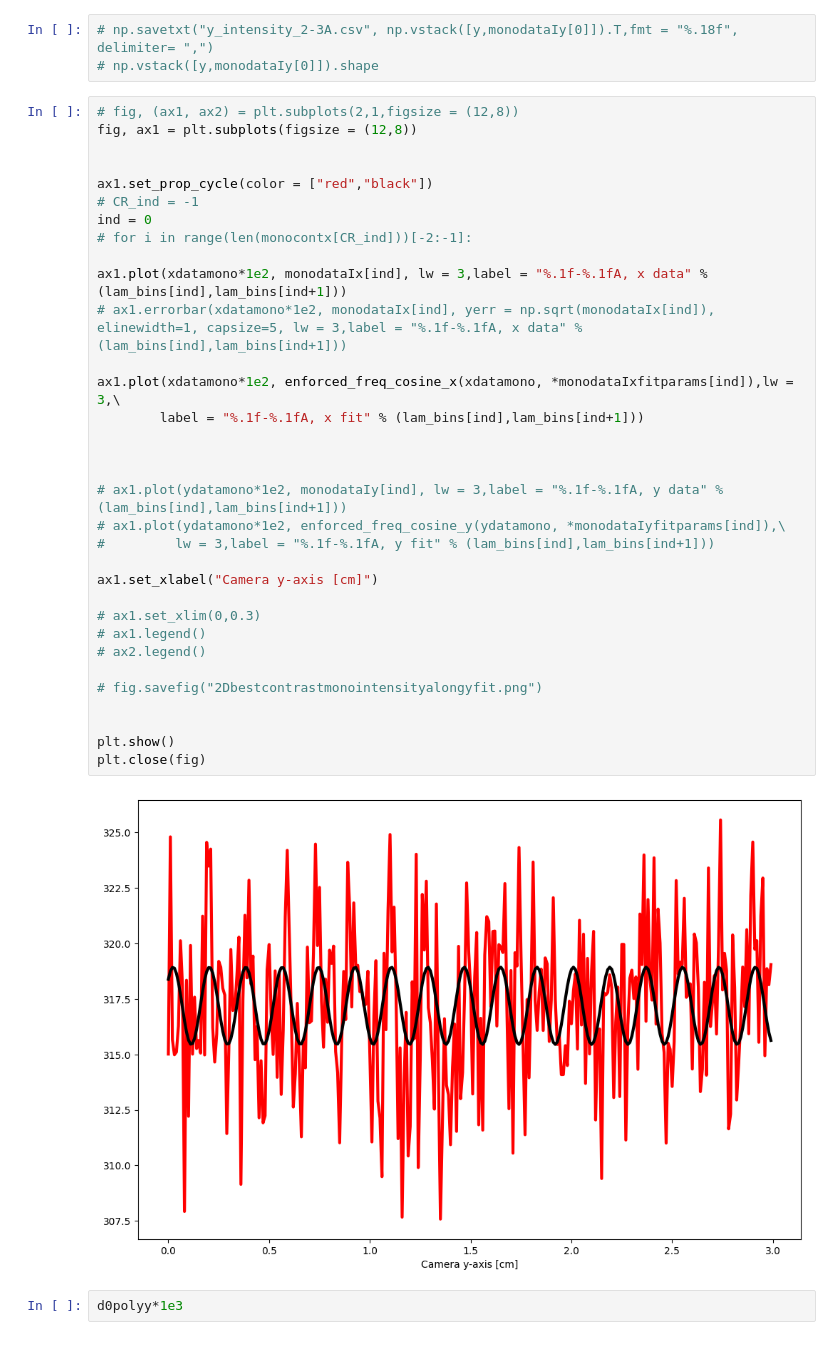
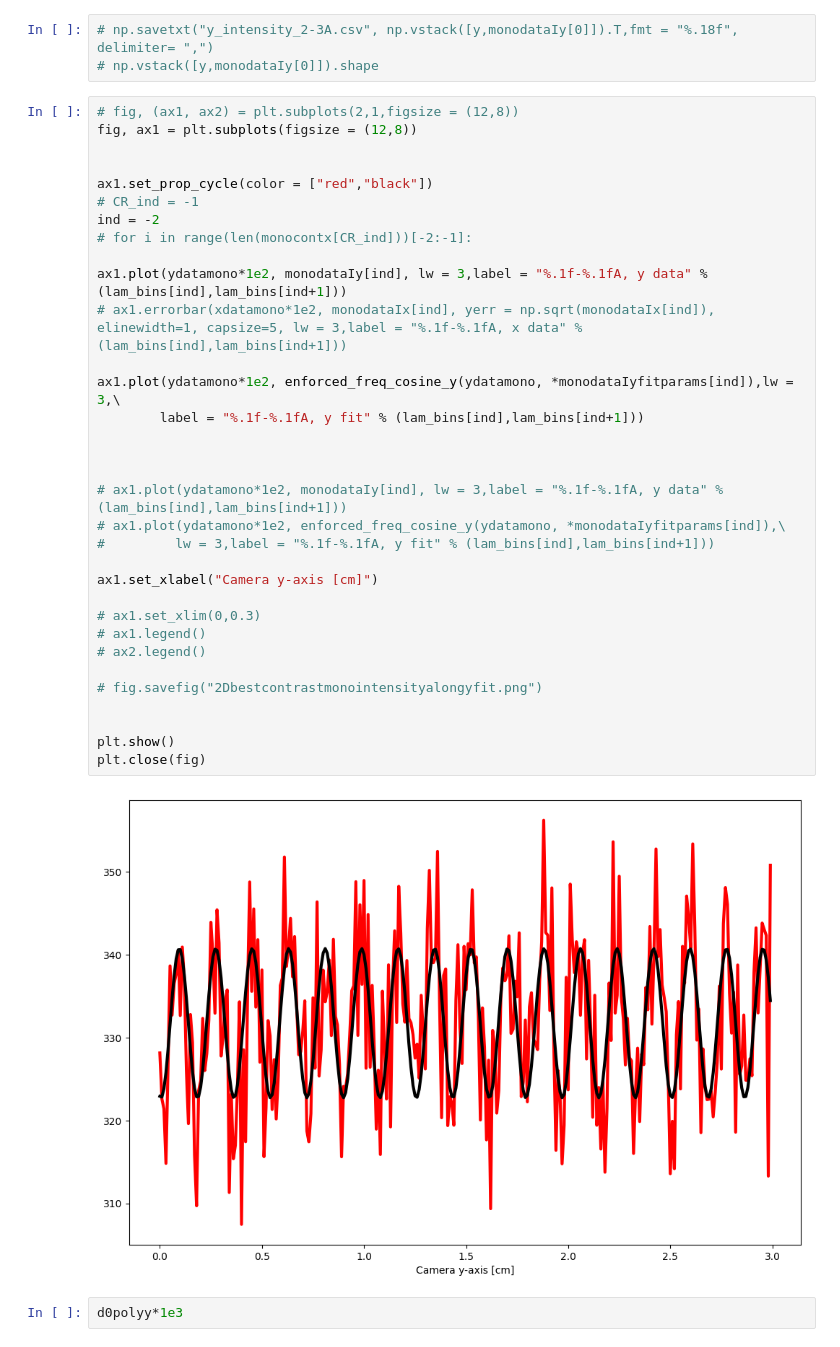
Before and after one commit to G4byte/NPGMI-src, a Jupyter notebook: Simulations and Plots/JPARC/2D Gratings/JPARC 2D experiment.ipynb, the cells around one changed output. Saved outputs shown, nothing was run; the diff lists cells and outputs as text.

```diff
--- a/Simulations and Plots/JPARC/2D Gratings/JPARC 2D experiment.ipynb
+++ b/Simulations and Plots/JPARC/2D Gratings/JPARC 2D experiment.ipynb
@@ -625,38 +625,38 @@ plt.close(fig)
 # %%
 # fig, (ax1, ax2) = plt.subplots(2,1,figsize = (12,8))
 fig, ax1 = plt.subplots(figsize = (12,8))
 
 
 ax1.set_prop_cycle(color = ["red","black"])
 # CR_ind = -1
-ind = 0
+ind = -2
 # for i in range(len(monocontx[CR_ind]))[-2:-1]:
 
-ax1.plot(xdatamono*1e2, monodataIx[ind], lw = 3,label = "%.1f-%.1fA, x data" % (lam_bins[ind],lam_bins[ind+1]))
+ax1.plot(ydatamono*1e2, monodataIy[ind], lw = 3,label = "%.1f-%.1fA, y data" % (lam_bins[ind],lam_bins[ind+1]))
 # ax1.errorbar(xdatamono*1e2, monodataIx[ind], yerr = np.sqrt(monodataIx[ind]), elinewidth=1, capsize=5, lw = 3,label = "%.1f-%.1fA, x data" % (lam_bins[ind],lam_bins[ind+1]))
 
-ax1.plot(xdatamono*1e2, enforced_freq_cosine_x(xdatamono, *monodataIxfitparams[ind]),lw = 3,\
-        label = "%.1f-%.1fA, x fit" % (lam_bins[ind],lam_bins[ind+1]))
+ax1.plot(ydatamono*1e2, enforced_freq_cosine_y(ydatamono, *monodataIyfitparams[ind]),lw = 3,\
+        label = "%.1f-%.1fA, y fit" % (lam_bins[ind],lam_bins[ind+1]))
 
 
 
 # ax1.plot(ydatamono*1e2, monodataIy[ind], lw = 3,label = "%.1f-%.1fA, y data" % (lam_bins[ind],lam_bins[ind+1]))
 # ax1.plot(ydatamono*1e2, enforced_freq_cosine_y(ydatamono, *monodataIyfitparams[ind]),\
 #         lw = 3,label = "%.1f-%.1fA, y fit" % (lam_bins[ind],lam_bins[ind+1]))
 
 ax1.set_xlabel("Camera y-axis [cm]")
 
 # ax1.set_xlim(0,0.3)
 # ax1.legend()
 # ax2.legend()
 
 # fig.savefig("2Dbestcontrastmonointensityalongyfit.png")
 
 
 plt.show()
 plt.close(fig)
 # %% [output]
-[figure, old version]
+[figure, new version]
 # %%
 d0polyy*1e3
 # %% [output]
```
Also changed, not shown: parts of 4 cells of this notebook, 3 other files.
